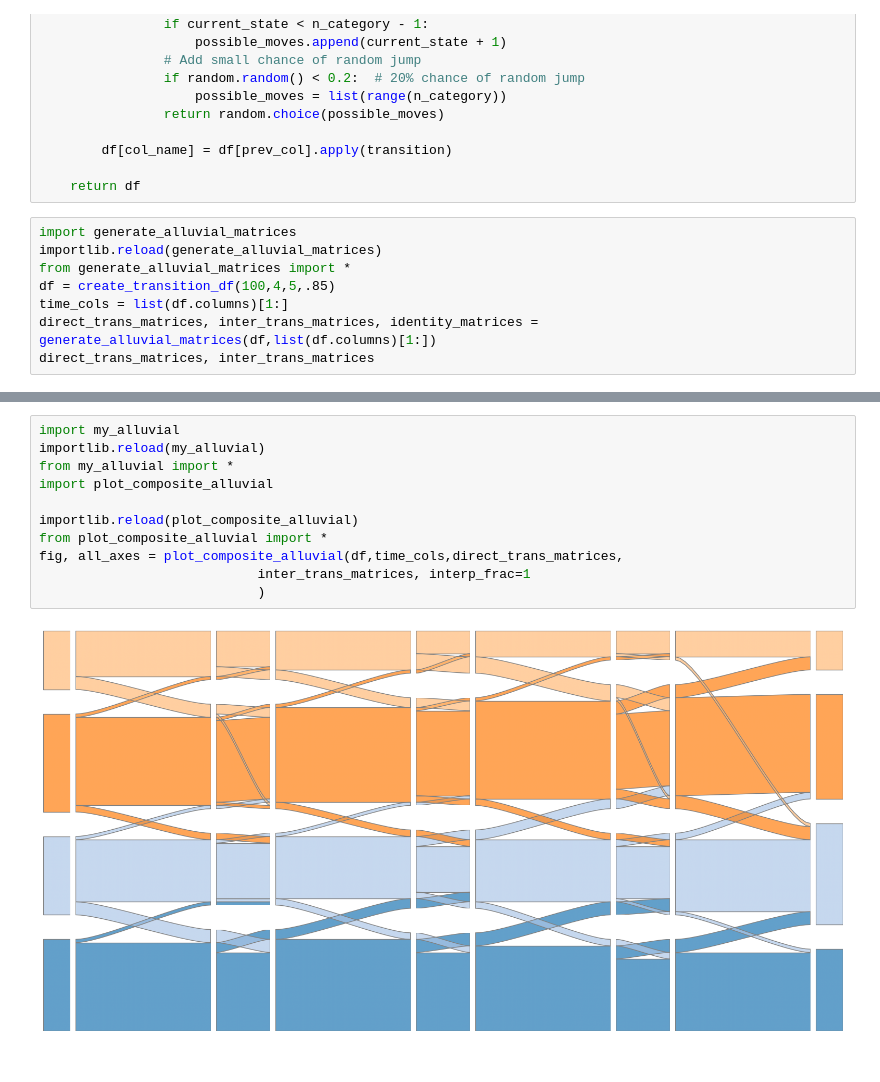
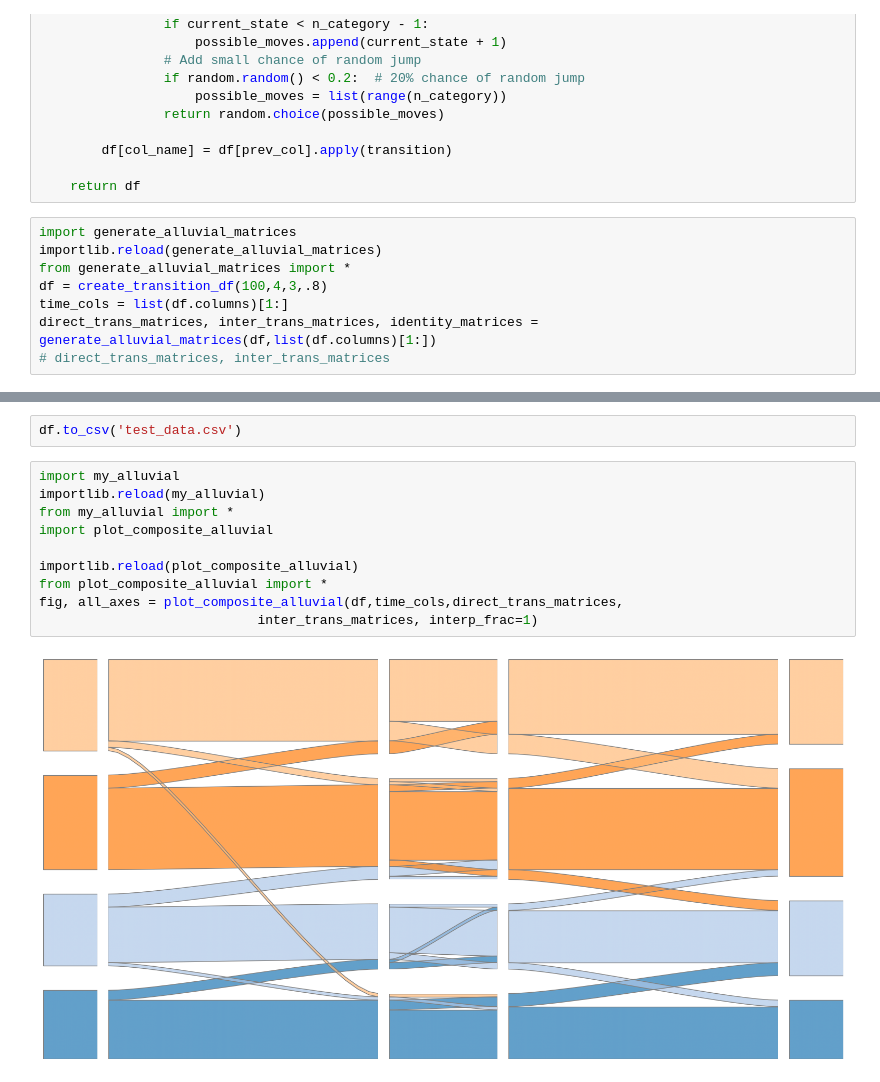
Before and after one commit to g-adel/Alluvial, a Jupyter notebook: alluvial_test.ipynb, the cells around one changed output, grey strips where cells are left out. Drawn from its saved outputs; the diff is of its cells as text.

```diff
--- a/alluvial_test.ipynb
+++ b/alluvial_test.ipynb
@@ -51,7 +51,7 @@ def create_transition_df(n_rows=48, n_category=3, n_timeframes=3, stay_prob=0.7)
 import generate_alluvial_matrices
 importlib.reload(generate_alluvial_matrices)
 from generate_alluvial_matrices import *
-df = create_transition_df(100,4,5,.85)
+df = create_transition_df(100,4,3,.8)
 time_cols = list(df.columns)[1:]
 direct_trans_matrices, inter_trans_matrices, identity_matrices = generate_alluvial_matrices(df,list(df.columns)[1:])
-direct_trans_matrices, inter_trans_matrices
+# direct_trans_matrices, inter_trans_matrices
@@ -76,13 +58,14 @@ direct_trans_matrices, inter_trans_matrices
+# %%
+df.to_csv('test_data.csv')
 # %%
 import my_alluvial
 importlib.reload(my_alluvial)
 from my_alluvial import *
 import plot_composite_alluvial
 
 importlib.reload(plot_composite_alluvial)
 from plot_composite_alluvial import *
 fig, all_axes = plot_composite_alluvial(df,time_cols,direct_trans_matrices,
-                            inter_trans_matrices, interp_frac=1
-                            )
+                            inter_trans_matrices, interp_frac=1)
 # %% [output]
-[figure, old version]
+[figure, new version]
```
Also changed, not shown: parts of 1 cell of this notebook, 5 other files.
